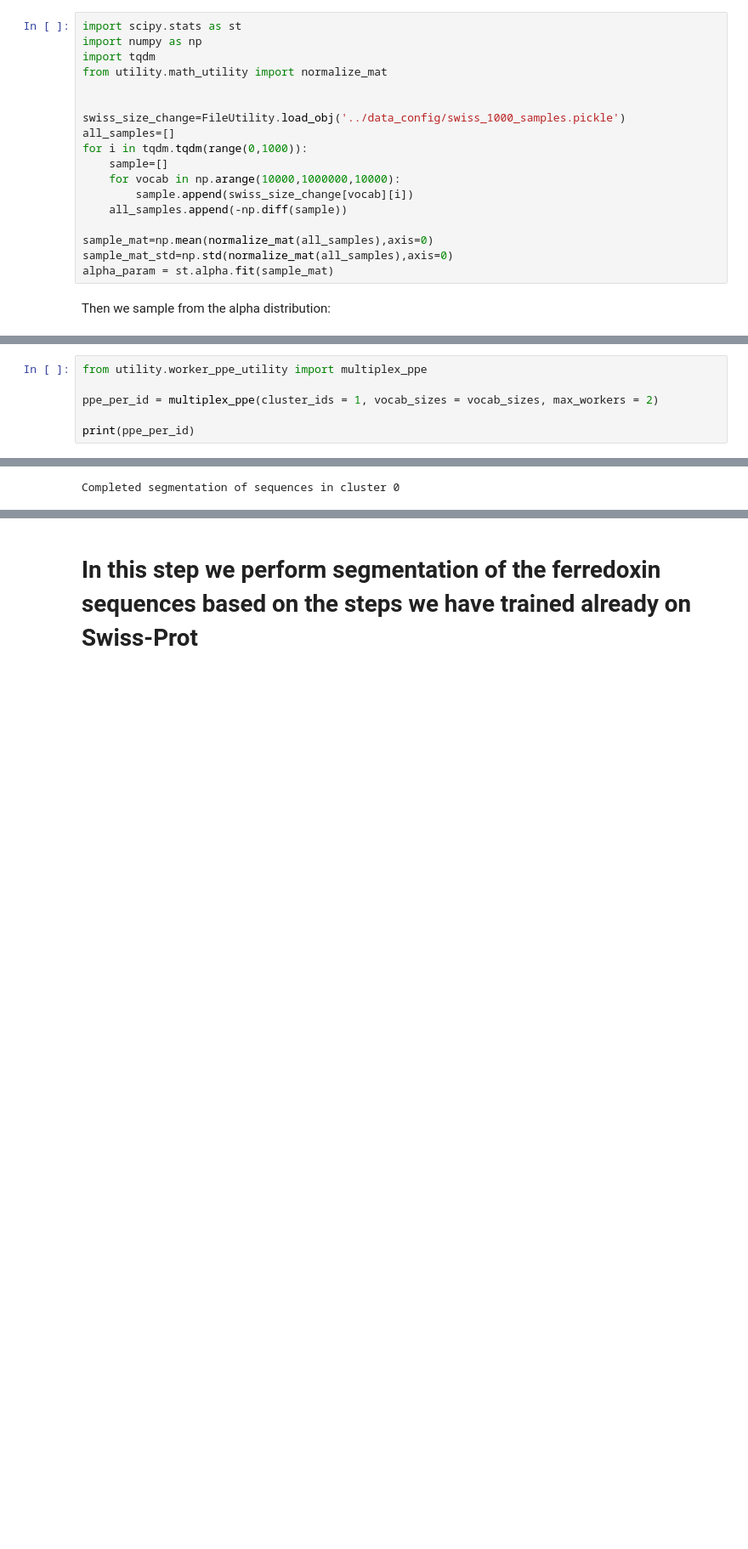
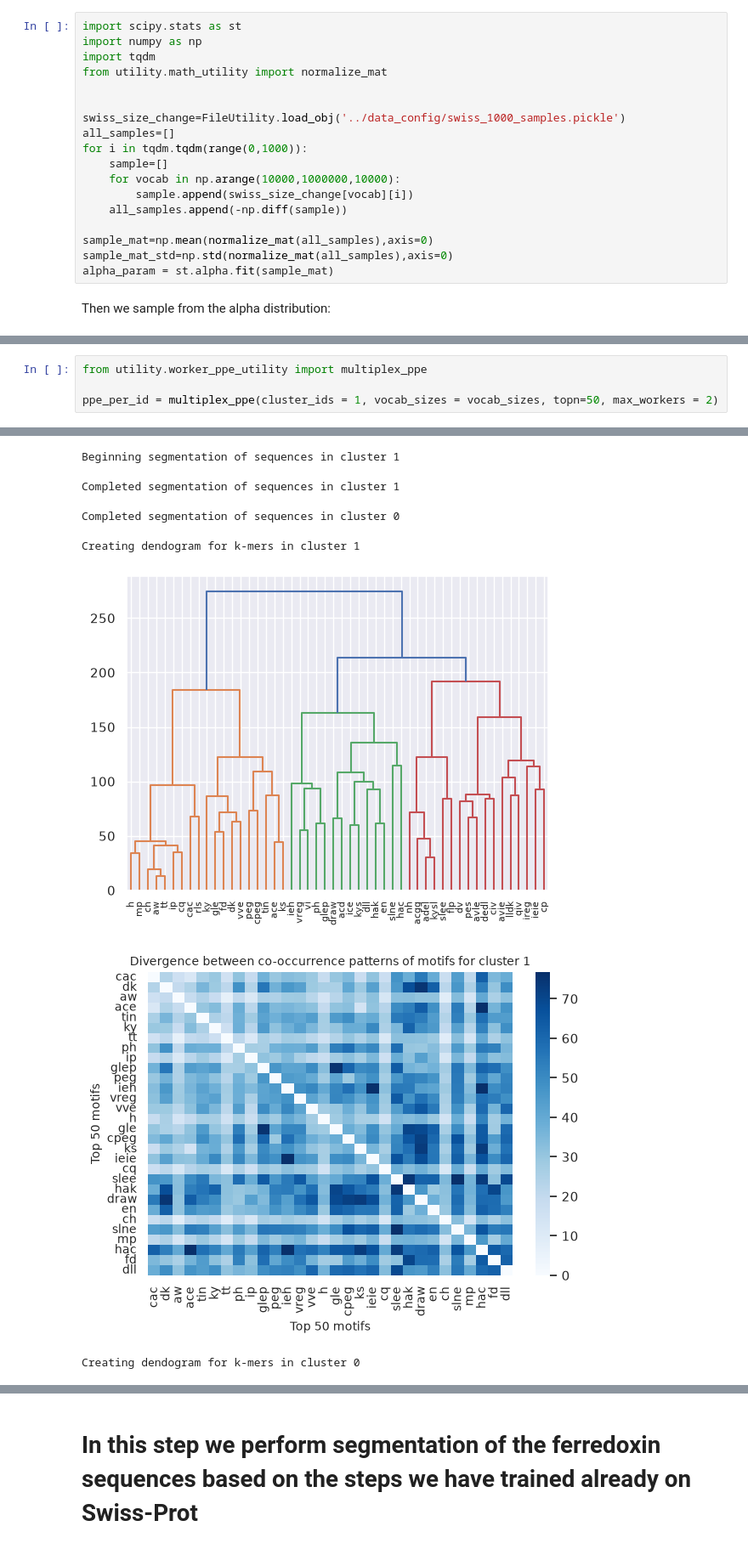
Before and after one commit to 29schwartz/dimotif, a Jupyter notebook: notebook/SKS_dimotif.ipynb, the cells around one changed output, grey strips where cells are left out. Shown at 85% size. Saved outputs shown, nothing was run; the diff lists cells and outputs as text; blank space fills up the shorter version.

Commit message:
updated to include topn as a parameter and save heatmap and matrices in output folder.

```diff
--- a/notebook/SKS_dimotif.ipynb
+++ b/notebook/SKS_dimotif.ipynb
@@ -66,8 +66,6 @@ vocab_sizes
 # %%
 from utility.worker_ppe_utility import multiplex_ppe
 
-ppe_per_id = multiplex_ppe(cluster_ids = 1, vocab_sizes = vocab_sizes, max_workers = 2)
-
-print(ppe_per_id)
+ppe_per_id = multiplex_ppe(cluster_ids = 1, vocab_sizes = vocab_sizes, topn=50, max_workers = 2)
 # %% [output]
 number of cores to be used 2
@@ -77 +75,7 @@ Beginning segmentation of sequences in cluster 1Beginning segmentation of sequen
-Completed segmentation of sequences in cluster 0
+Beginning segmentation of sequences in cluster 1
+Completed segmentation of sequences in cluster 1
+Completed segmentation of sequences in cluster 0
+Creating dendogram for k-mers in cluster 1
+[figure, added]
+[figure, added]
+Creating dendogram for k-mers in cluster 0
```
Also changed, not shown: parts of 4 cells of this notebook, 1 other file.
